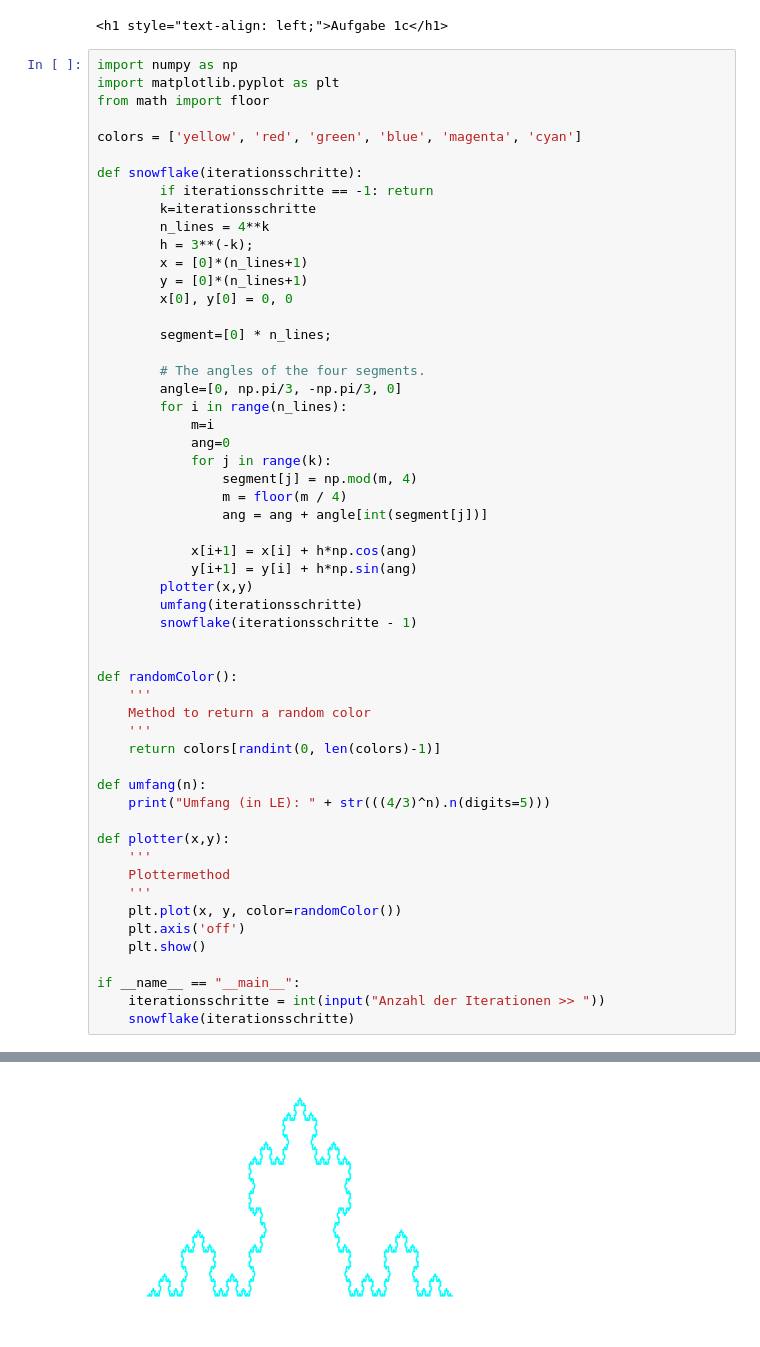
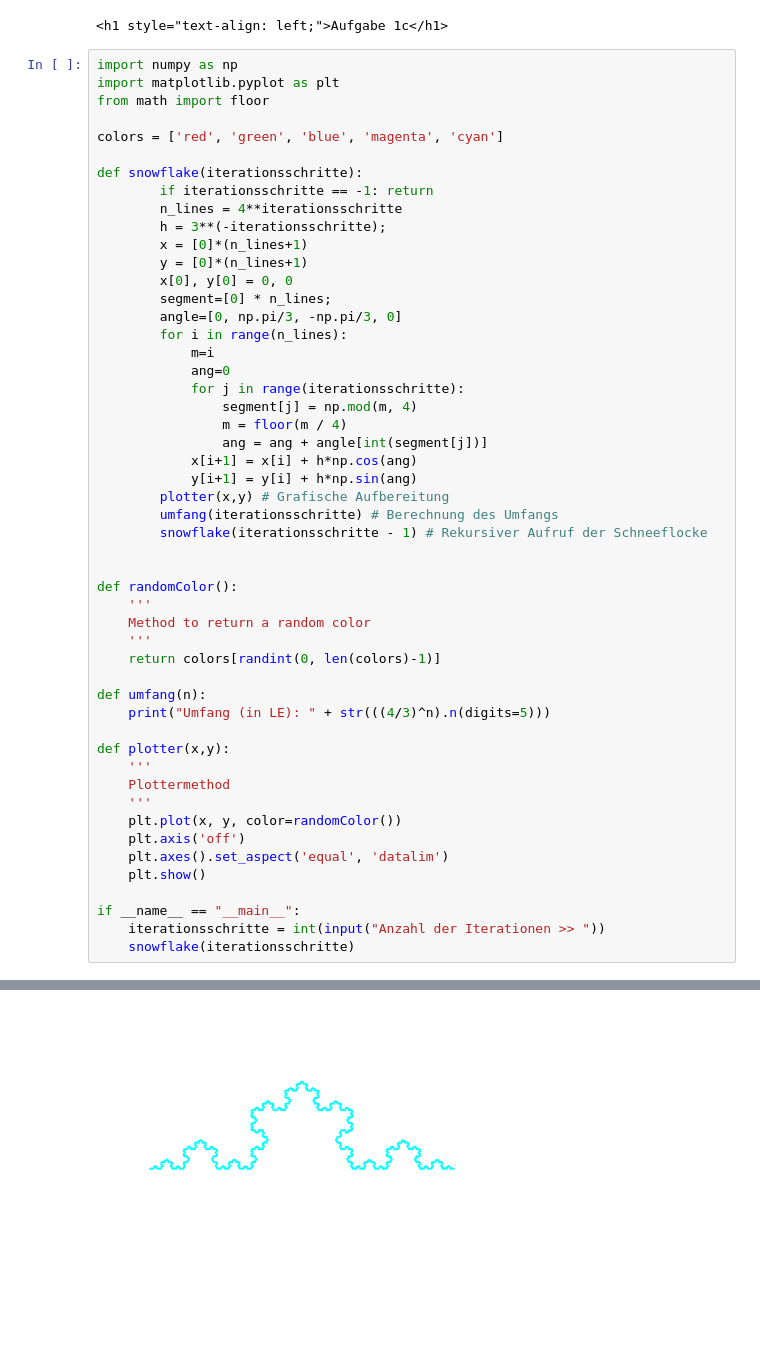
Before and after one commit to DerAlexx/Angewandte-Mathematik, a Jupyter notebook: Praktikum_3/Praktikum_3.ipynb, the cells around one changed output, grey strips where cells are left out. Drawn from its saved outputs; the diff is of its cells as text; blank space fills up the shorter version.

```diff
--- a/Praktikum_3/Praktikum_3.ipynb
+++ b/Praktikum_3/Praktikum_3.ipynb
@@ -97,56 +121,52 @@ import numpy as np
 import matplotlib.pyplot as plt
 from math import floor
 
-colors = ['yellow', 'red', 'green', 'blue', 'magenta', 'cyan']
+colors = ['red', 'green', 'blue', 'magenta', 'cyan']
 
 def snowflake(iterationsschritte):
         if iterationsschritte == -1: return
-        k=iterationsschritte
-        n_lines = 4**k
-        h = 3**(-k);
+        n_lines = 4**iterationsschritte
+        h = 3**(-iterationsschritte);
         x = [0]*(n_lines+1)
         y = [0]*(n_lines+1)
         x[0], y[0] = 0, 0
-
         segment=[0] * n_lines;
-
-        # The angles of the four segments.
         angle=[0, np.pi/3, -np.pi/3, 0]
         for i in range(n_lines):
             m=i
             ang=0
-            for j in range(k):
+            for j in range(iterationsschritte):
                 segment[j] = np.mod(m, 4)
                 m = floor(m / 4)
                 ang = ang + angle[int(segment[j])]
-
             x[i+1] = x[i] + h*np.cos(ang)
             y[i+1] = y[i] + h*np.sin(ang)
-        plotter(x,y)
-        umfang(iterationsschritte)
-        snowflake(iterationsschritte - 1)
+        plotter(x,y) # Grafische Aufbereitung
+        umfang(iterationsschritte) # Berechnung des Umfangs
+        snowflake(iterationsschritte - 1) # Rekursiver Aufruf der Schneeflocke
 
 
 def randomColor():
     '''
     Method to return a random color
     '''
     return colors[randint(0, len(colors)-1)]
 
 def umfang(n):
     print("Umfang (in LE): " + str(((4/3)^n).n(digits=5)))
 
 def plotter(x,y):
     '''
     Plottermethod
     '''
     plt.plot(x, y, color=randomColor())
     plt.axis('off')
+    plt.axes().set_aspect('equal', 'datalim')
     plt.show()
 
 if __name__ == "__main__":
     iterationsschritte = int(input("Anzahl der Iterationen >> "))
     snowflake(iterationsschritte)
 # %% [output]
 Anzahl der Iterationen >> 5
-[figure, old version]
+[figure, new version]
```
Also changed, not shown: parts of 2 cells of this notebook, 3 other files.
